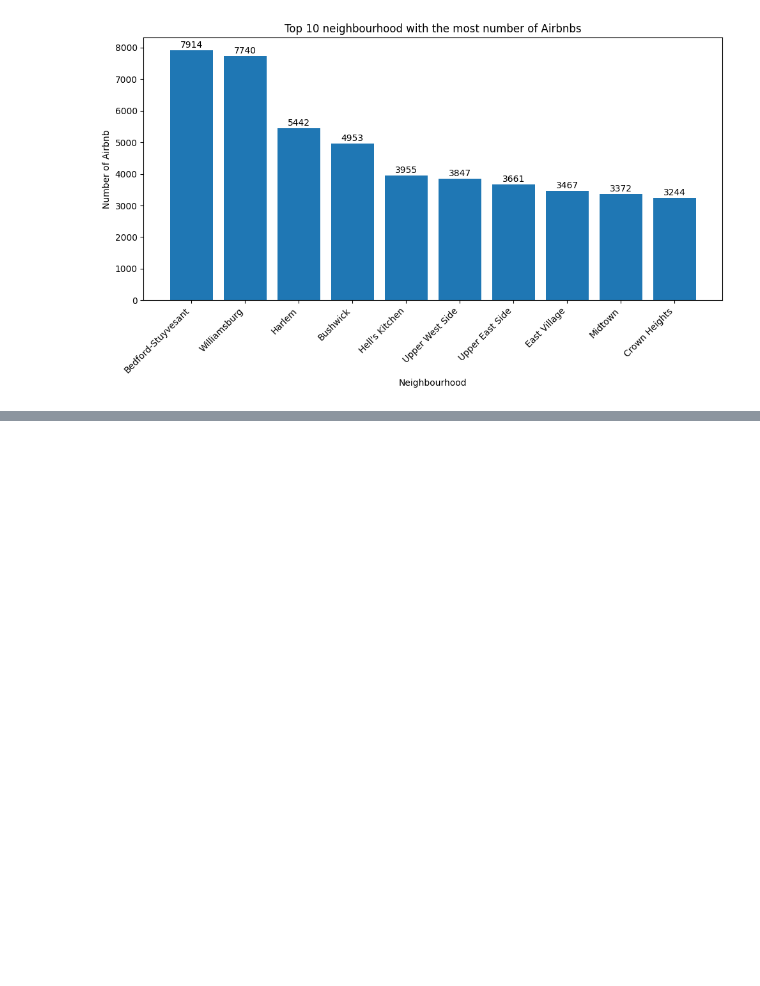
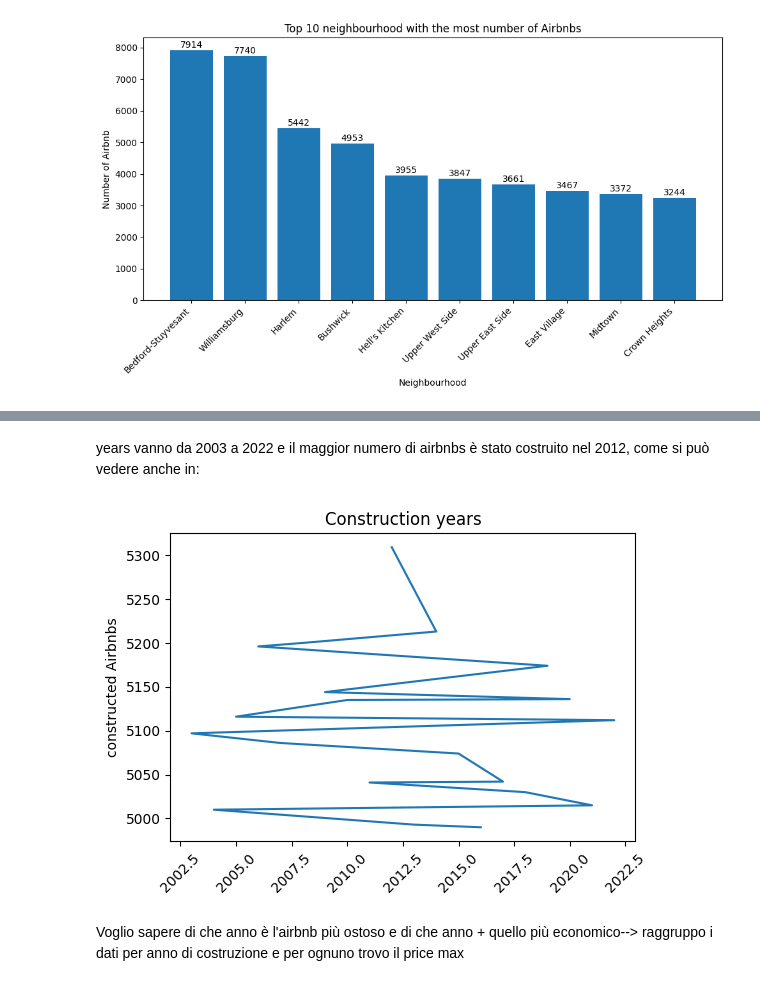
Before and after one commit to AnnaBicelli/Airbnb_Open_Data_project, a Jupyter notebook: Airbnb_Project.ipynb, the cells around one changed output, grey strips where cells are left out. Saved outputs shown, nothing was run; the diff lists cells and outputs as text; code cells hidden in the pictures; blank space fills up the shorter version.

```diff
--- a/Airbnb_Project.ipynb
+++ b/Airbnb_Project.ipynb
@@ -1050,0 +1137,3 @@ plt.show()
+# %%
+years=airbnb_df.construction_year.value_counts()
+years
@@ -1050,0 +1158,15 @@ plt.show()
+# %% [markdown]
+years vanno da 2003 a 2022 e il maggior numero di airbnbs è stato costruito nel 2012, come si può vedere anche in:
+# %%
+plt.figure(figsize=(6,4))
+x=years.index
+y=years
+plt.plot(x,y)
+plt.title('Construction years')
+plt.xticks(rotation=45)
+plt.ylabel('constructed Airbnbs')
+plt.show()
+# %% [output]
+[figure, added]
+# %% [markdown]
+Voglio sapere di che anno è l'airbnb più  ostoso e di che anno + quello più economico--> raggruppo i dati per anno di costruzione e per ognuno trovo il price max
```
Also changed, not shown: parts of 46 cells of this notebook.
